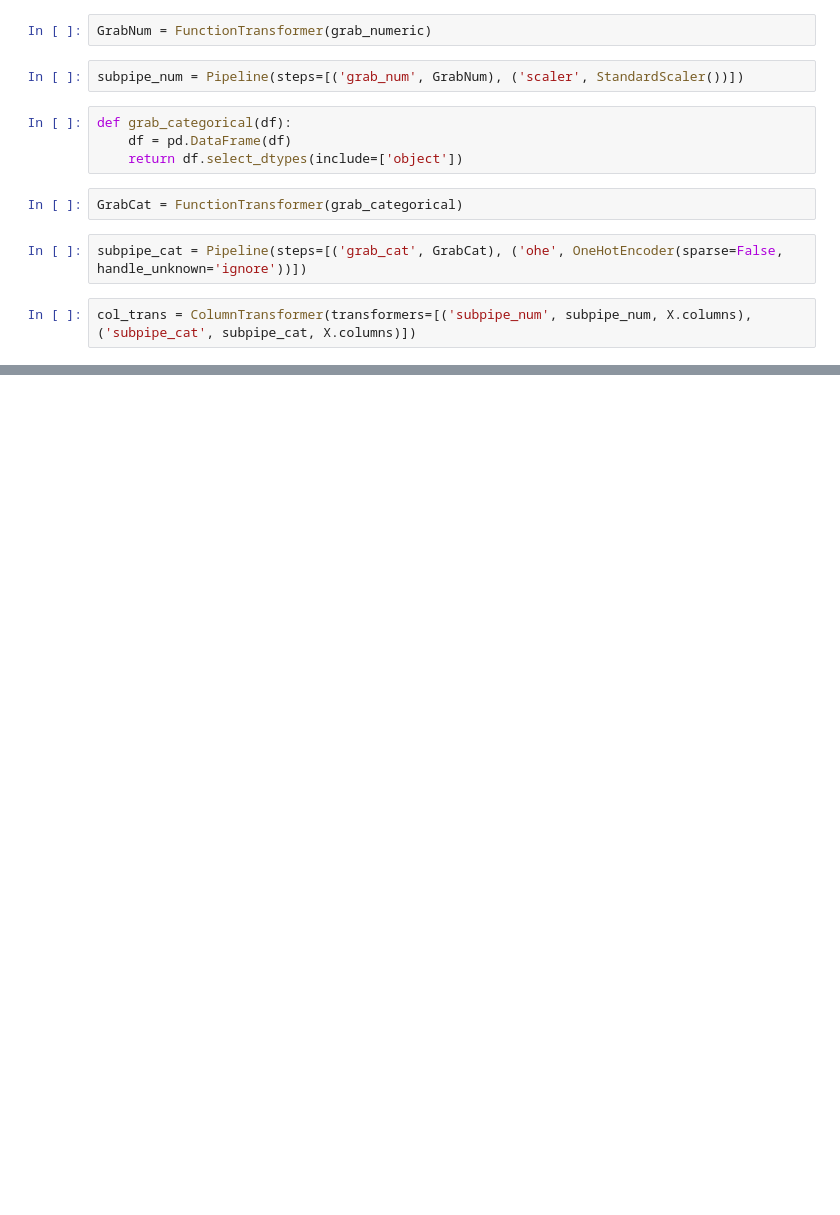
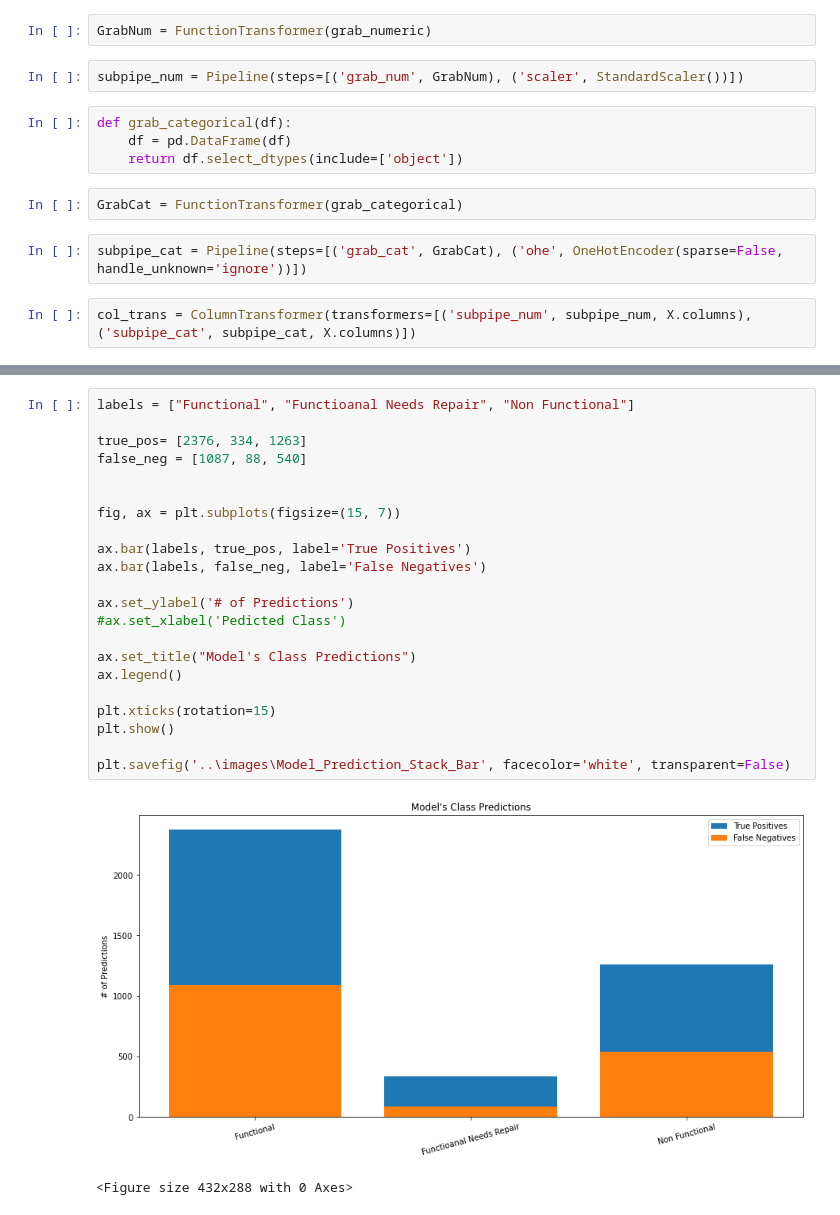
Before and after one commit to Andrew-Boucher/Phase_3_Project, a Jupyter notebook: working_notebooks/Andrew's Workbook.ipynb, the cells around one changed output, grey strips where cells are left out. Saved outputs shown, nothing was run; the diff lists cells and outputs as text; blank space fills up the shorter version.

```diff
--- a/working_notebooks/Andrew's Workbook.ipynb
+++ b/working_notebooks/Andrew's Workbook.ipynb
@@ -622,0 +1235,25 @@ pandas.core.series.Series
+# %%
+labels = ["Functional", "Functioanal Needs Repair", "Non Functional"]
+
+true_pos= [2376, 334, 1263]
+false_neg = [1087, 88, 540]
+
+
+fig, ax = plt.subplots(figsize=(15, 7))
+
+ax.bar(labels, true_pos, label='True Positives')
+ax.bar(labels, false_neg, label='False Negatives')
+
+ax.set_ylabel('# of Predictions')
+#ax.set_xlabel('Pedicted Class')
+
+ax.set_title("Model's Class Predictions")
+ax.legend()
+
+plt.xticks(rotation=15)
+plt.show()
+
+plt.savefig('..\images\Model_Prediction_Stack_Bar', facecolor='white', transparent=False)
+# %% [output]
+[figure, added]
+<Figure size 432x288 with 0 Axes>
```
Also changed, not shown: parts of 67 cells of this notebook, 1 other file.
